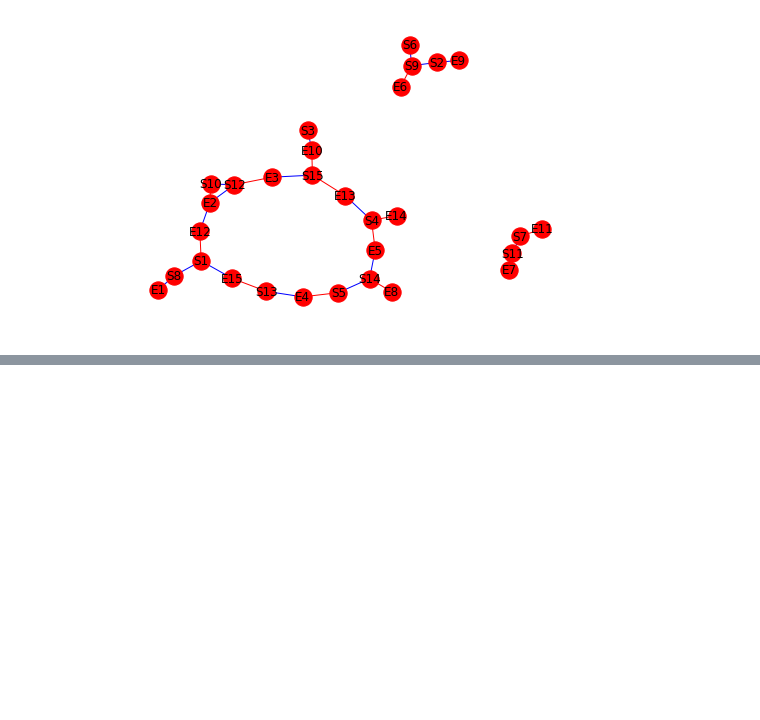
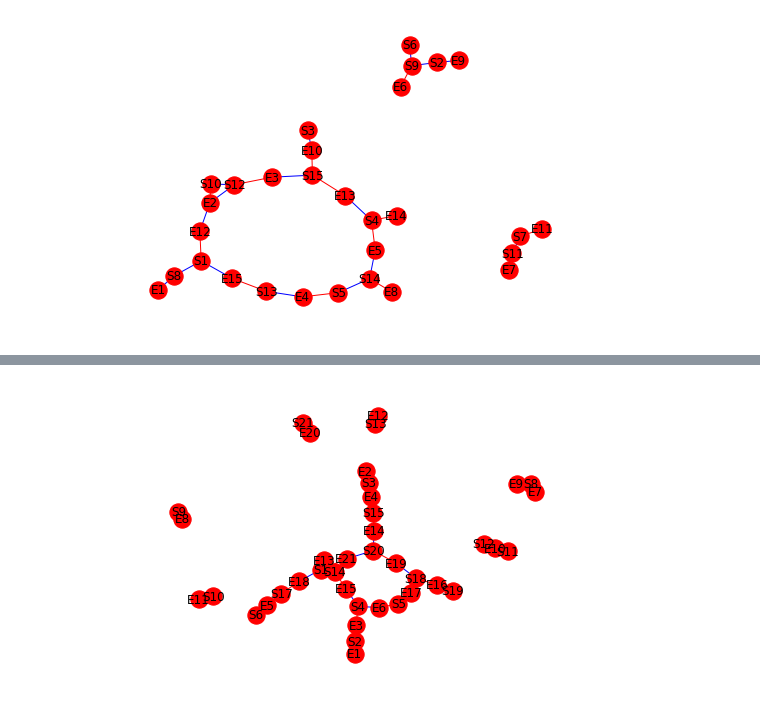
Before and after one commit to emathian/genomique_ET, a Jupyter notebook: cycle_graph.ipynb, the cells around one changed output, grey strips where cells are left out. Drawn from its saved outputs; the diff is of its cells as text; code cells hidden in the pictures; blank space fills up the shorter version.

```diff
--- a/cycle_graph.ipynb
+++ b/cycle_graph.ipynb
@@ -468,0 +682,17 @@ nx.draw(G, pos, edge_color=colors, weigths=weights, with_labels=True)
+# %%
+G=nx.Graph()
+
+for i in EDGES1 :
+    G.add_edge(i[0],i[1],color='r')
+
+for j in EDGES2 :
+    G.add_edge(j[0],j[1],color='b')
+
+edges = G.edges()
+colors = [G[u][v]['color'] for u,v in edges]
+
+
+pos = nx.spring_layout(G)
+nx.draw(G, pos, edge_color=colors,  with_labels=True)
+# %% [output]
+[figure, added]
```
Also changed, not shown: parts of 20 cells of this notebook, 1 other file.
